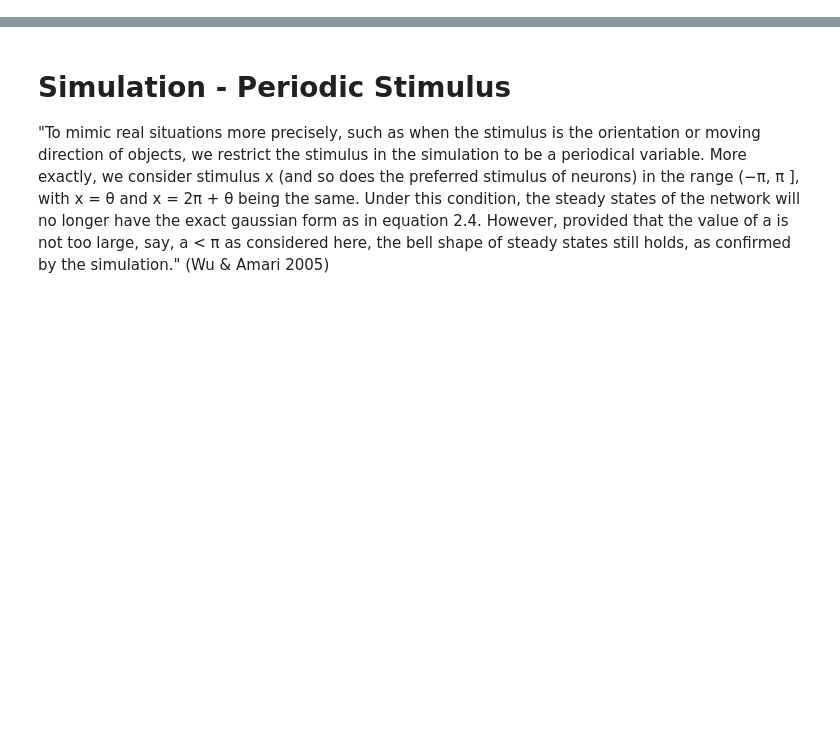
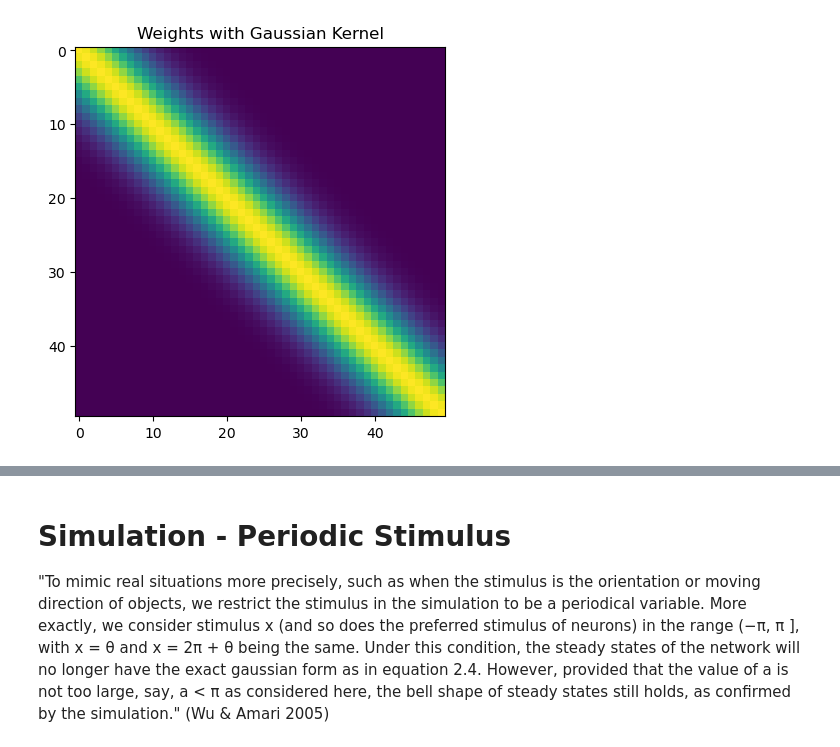
Before and after one commit to michealrm/Trappenberg_CAAN, a Jupyter notebook: caan_simulation.ipynb, the cells around one changed output, grey strips where cells are left out. Saved outputs shown, nothing was run; the diff lists cells and outputs as text; code cells hidden in the pictures; blank space fills up the shorter version.

```diff
--- a/caan_simulation.ipynb
+++ b/caan_simulation.ipynb
@@ -82,0 +17,5 @@ print(solution)
+# %%
+network = ndyn.Network(N=50, T=20)
+ndyn.plot_weight_matrix(network, 'Weights with Gaussian Kernel')
+# %% [output]
+[figure, added]
```
Also changed, not shown: parts of 14 cells of this notebook, 1 other file.
